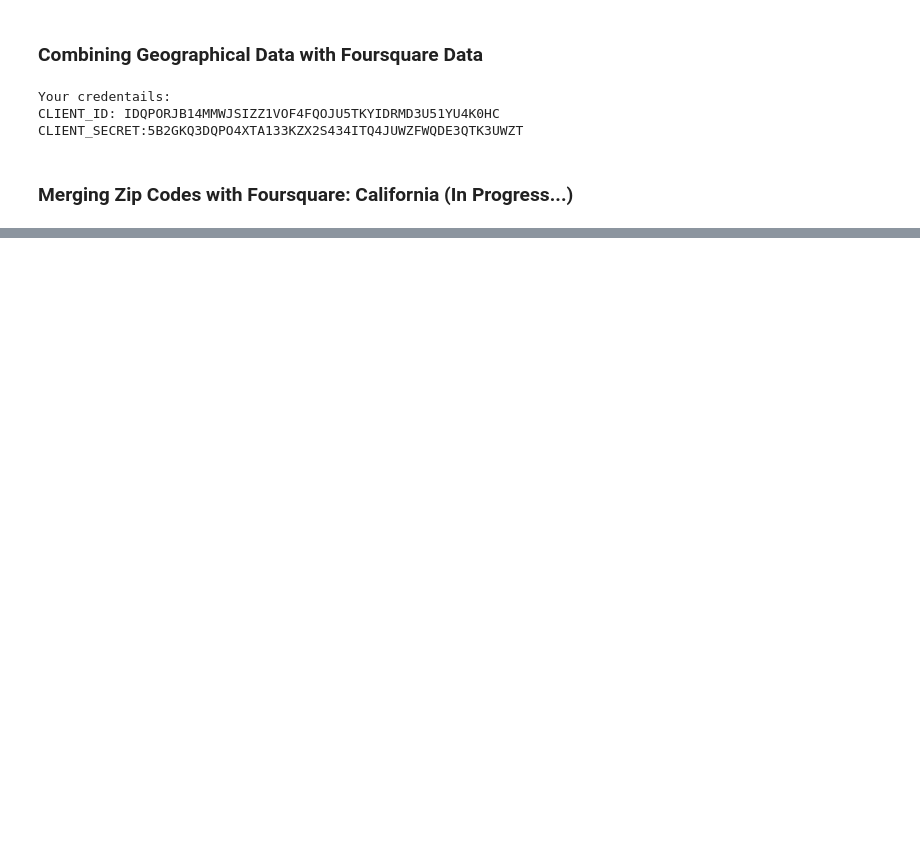
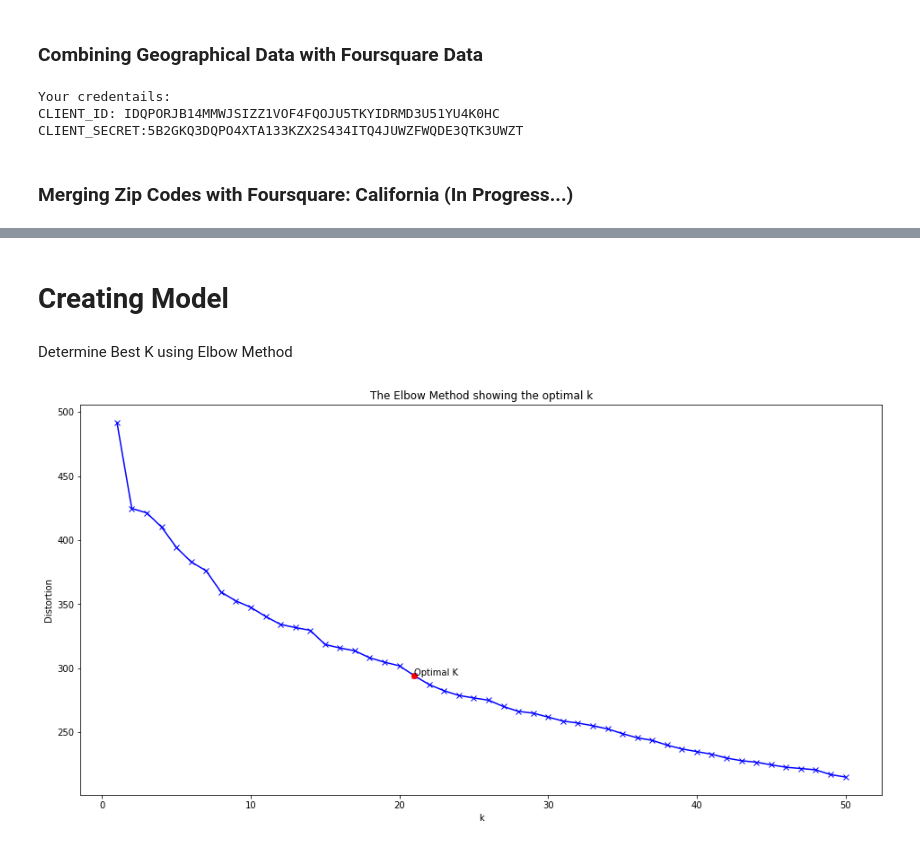
Before and after one commit to orantesm/Coursera_Capstone, a Jupyter notebook: Scripts/data_description.ipynb, the cells around one changed output, grey strips where cells are left out. Cells and saved outputs as stored; diff of their text form; code cells hidden in the pictures; blank space fills up the shorter version.

```diff
--- a/Scripts/data_description.ipynb
+++ b/Scripts/data_description.ipynb
@@ -177,0 +439,3 @@ Total amount of queries: 5193
+# %%
+ny_venues = pd.read_csv("./state_venues/ny_venues.csv")
+ny_venues.head()
@@ -177,0 +449,12 @@ Total amount of queries: 5193
+# %%
+# one hot encoding
+ny_onehot = pd.get_dummies(ny_venues[['Venue Category']], prefix="", prefix_sep="")
+
+# add neighborhood column back to dataframe
+ny_onehot['Zip'] = ny_venues['Zip']
+
+# move neighborhood column to the first column
+fixed_columns = [ny_onehot.columns[-1]] + list(ny_onehot.columns[:-1])
+ny_onehot = ny_onehot[fixed_columns]
+
+ny_onehot.head()
@@ -177,0 +469,3 @@ Total amount of queries: 5193
+# %%
+ny_grouped = ny_onehot.groupby('Zip').mean().reset_index()
+ny_grouped
@@ -177,0 +522,24 @@ Total amount of queries: 5193
+# %% [markdown]
+# Creating Model
+# %% [markdown]
+Determine Best K using Elbow Method
+# %%
+distortions = []
+kclusters = range(1,51)
+
+ny_grouped_clustering = ny_grouped.drop('Zip', 1)
+
+for k in kclusters:
+    kmeans = KMeans(n_clusters=k, random_state=0).fit(ny_grouped_clustering)
+    distortions.append(kmeans.inertia_)
+# %%
+plt.figure(figsize=(16,8))
+plt.plot(kclusters, distortions, 'bx-')
+plt.plot(21,distortions[20],'ro')
+plt.annotate("Optimal K", (21,distortions[20]))
+plt.xlabel('k')
+plt.ylabel('Distortion')
+plt.title('The Elbow Method showing the optimal k')
+plt.show()
+# %% [output]
+[figure, added]
```
Also changed, not shown: parts of 108 cells of this notebook, 2 other files.
